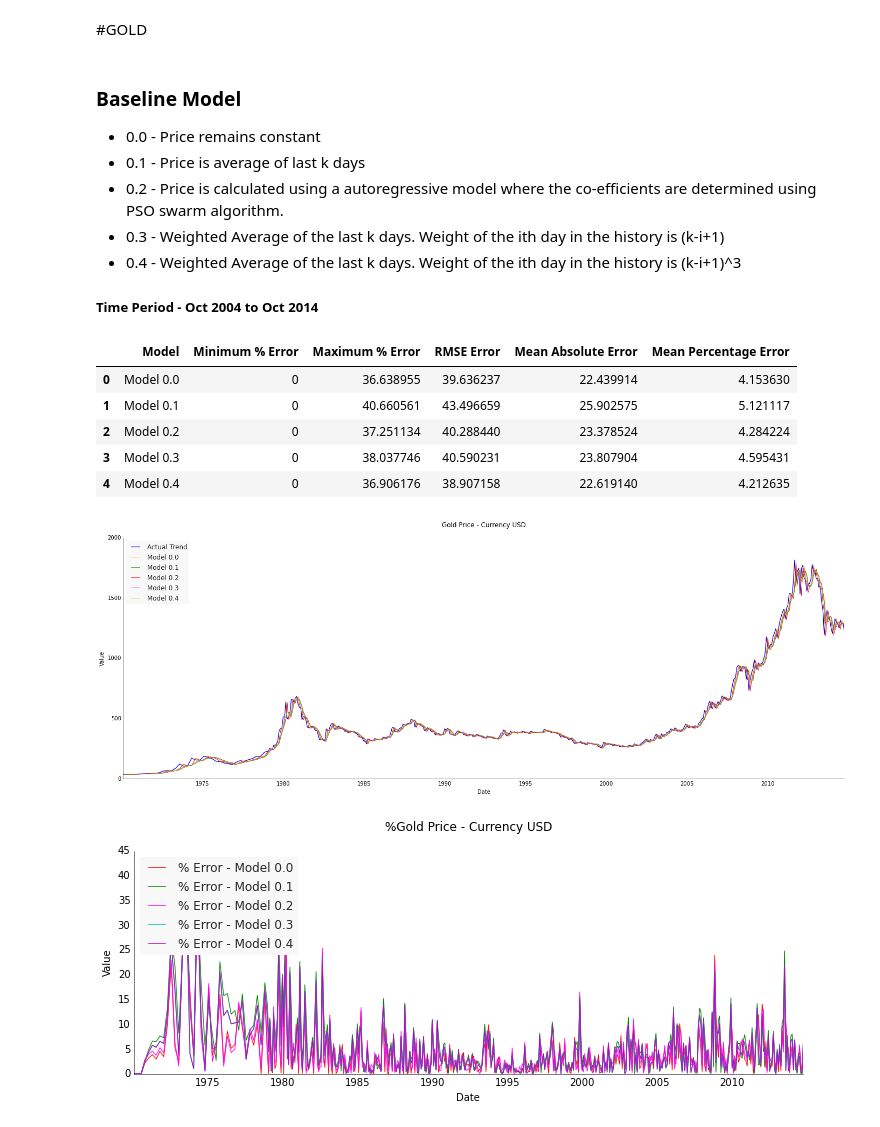
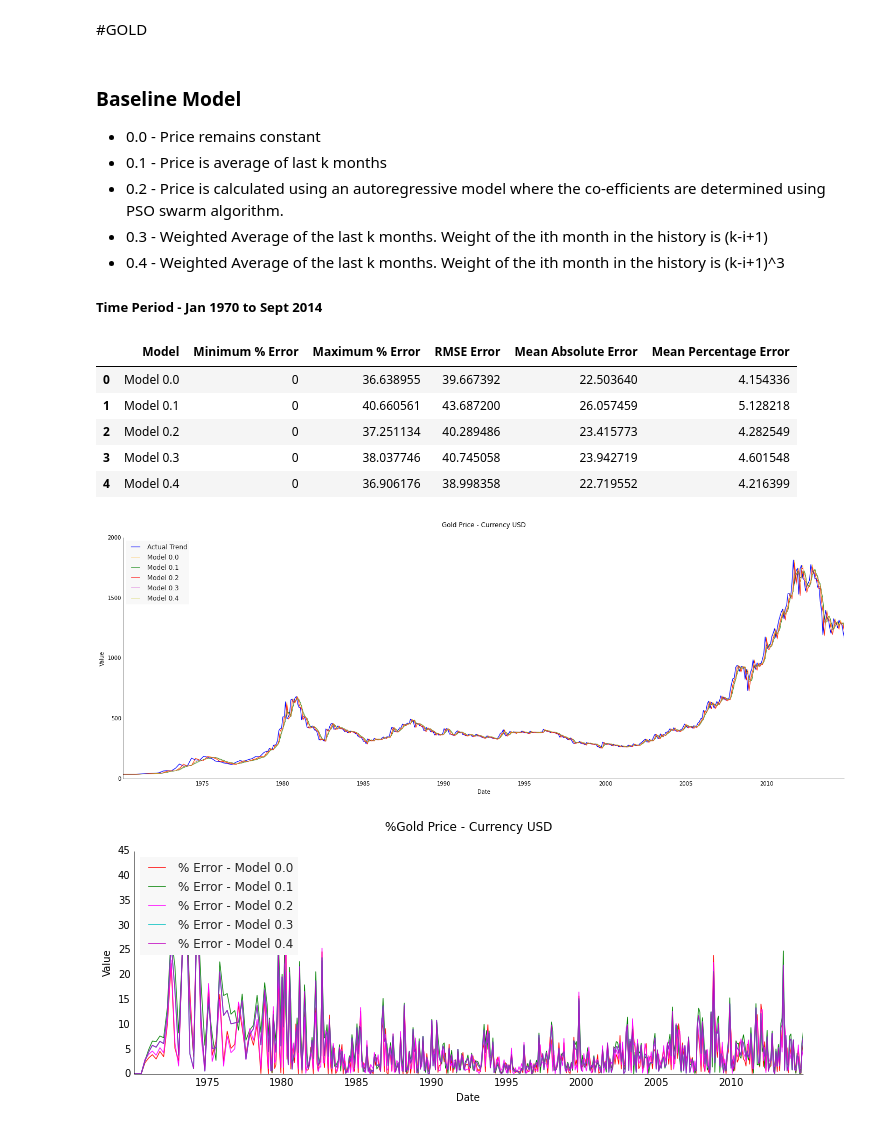
Before and after one commit to Sree-vathsan/CSE591-Data-Science-Project, a Jupyter notebook: baselineModel/bm_gold.ipynb, the cells around one changed output. Cells and saved outputs as stored; diff of their text form; code cells hidden in the pictures.

```diff
--- a/baselineModel/bm_gold.ipynb
+++ b/baselineModel/bm_gold.ipynb
@@ -3,12 +3,12 @@
 # %% [markdown]
 ### Baseline Model
 * 0.0 - Price remains constant
-* 0.1 - Price is average of last k days
-* 0.2 - Price is calculated using a autoregressive model where the co-efficients are determined using PSO swarm algorithm.
-* 0.3 - Weighted Average of the last k days. Weight of the ith day in the history is (k-i+1)
-* 0.4 - Weighted Average of the last k days. Weight of the ith day in the history is (k-i+1)^3
+* 0.1 - Price is average of last k months
+* 0.2 - Price is calculated using an autoregressive model where the co-efficients are determined using PSO swarm algorithm.
+* 0.3 - Weighted Average of the last k months. Weight of the ith month in the history is (k-i+1)
+* 0.4 - Weighted Average of the last k months. Weight of the ith month in the history is (k-i+1)^3
 
-##### Time Period - Oct 2004 to Oct 2014
+##### Time Period - Jan 1970 to Sept 2014
 # %%
 #Import needed library
 import numpy as np
@@ -23,9 +26,8 @@ from IPython.core.display import HTML
 # %%
-#WTI Crude Oil Spot Price Cushing, OK FOB
+#London Fix Gold Spot Price
 fig, axes = plt.subplots(1, figsize=(24,8))
-#dataGoldFix = pd.read_csv('https://raw.githubusercontent.com/Sree-vathsan/CSE591-Data-Science-Project/master/baselineModel/DOE-RWTC.csv')
-#dataGoldFix = pd.read_csv('http://www.quandl.com/api/v1/datasets/DOE/RWTC.csv?trim_start=2004-10-06&trim_end=2014-10-06&collapse=monthly')
-dataGoldFix = pd.read_csv('https://raw.githubusercontent.com/Sree-vathsan/CSE591-Data-Science-Project/master/baselineModel/WGC-GOLD_DAILY_USD_Monthly_197001_201409.csv')
+dataGoldFix = pd.read_csv('https://raw.githubusercontent.com/Sree-vathsan/CSE591-Data-Science-Project/master/baselineModel/WGC-GOLD_USD_Monthly_197001_201410.csv')
+#dataGoldFix = pd.read_csv('https://raw.githubusercontent.com/Sree-vathsan/CSE591-Data-Science-Project/master/baselineModel/GOLD_DAILY_1994-10-03_2014-09-30.csv')
 #dataGoldFix = pd.read_csv('https://raw.githubusercontent.com/Sree-vathsan/CSE591-Data-Science-Project/master/baselineModel/GoldPrice_Monthly_199410_201409.csv')
 n = len(dataGoldFix.index)
 #dataGoldFix['Date'] = pd.to_datetime(dataGoldFix['Date'])
@@ -67,11 +69,11 @@ pred_y1 = np.copy(y)
 pred_y2= np.copy(y)
 pred_y3=np.copy(y)
 pred_y4=np.copy(y)
-err_y0=np.copy(y)
-err_y1= np.copy(y)
-err_y2=np.copy(y)
-err_y3=np.copy(y)
-err_y4=np.copy(y)
+#err_y0=np.copy(y)
+#err_y1= np.copy(y)
+#err_y2=np.copy(y)
+#err_y3=np.copy(y)
+#err_y4=np.copy(y)
 #print(y[0],pred_y1[0],err_y1[0])
 #print(y[1],pred_y1[1],err_y1[1])
 #print(y[n-1],pred_y1[n-1],err_y1[n-1])
@@ -162,58 +164,38 @@ ppl.plot(axes, date, pred_y3, label=str("Model 0.4"), linewidth=0.75)
 #pred_y2= dataWTICrude['Value']
 
 ppl.plot(axes1, date, errVar_y0, label=str("% Error - Model 0.0"), linewidth=0.75, c='red')
 ppl.plot(axes1, date, errVar_y1, label=str("% Error - Model 0.1"), linewidth=0.75, c='green')
 ppl.plot(axes1, date, errVar_y2, label=str("% Error - Model 0.2"), linewidth=0.75, c='magenta')
 ppl.plot(axes1, date, errVar_y3, label=str("% Error - Model 0.3"), linewidth=0.75)
 ppl.plot(axes1, date, errVar_y3, label=str("% Error - Model 0.4"), linewidth=0.75)
 
 ppl.legend(axes, loc='upper left')
 
 ppl.legend(axes1, loc='upper left')
 
 dfErr = pd.DataFrame(data=None, columns=['Model','Minimum % Error','Maximum % Error', 'RMSE Error', 'Mean Absolute Error','Mean Percentage Error'])
 dfErr['Model'] = ('Model 0.0', 'Model 0.1', 'Model 0.2', 'Model 0.3','Model 0.4')
 dfErr['Minimum % Error'] = (min(errVar_y0), min(errVar_y1),min(errVar_y2),min(errVar_y3),min(errVar_y4))
 dfErr['Maximum % Error'] = (max(errVar_y0), max(errVar_y1),max(errVar_y2),max(errVar_y3),max(errVar_y4))
 dfErr['RMSE Error'] = (errRMS_y0,errRMS_y1,errRMS_y2,errRMS_y3,errRMS_y4)
 dfErr['Mean Absolute Error'] = (np.mean(errABS_y0),np.mean(errABS_y1),np.mean(errABS_y2),np.mean(errABS_y3),np.mean(errABS_y4))
 dfErr['Mean Percentage Error']= (np.mean(errVar_y0),np.mean(errVar_y1),np.mean(errVar_y2),np.mean(errVar_y3),np.mean(errVar_y4))
-dfForecast = pd.DataFrame(data=None, columns=['Model','October 2014','November 2014','December 2014'])
+dfForecast = pd.DataFrame(data=None, columns=['Model','November 2014','December 2014'])
 dfForecast['Model'] = ('Model 0.0', 'Model 0.1', 'Model 0.2','Model 0.3','Model 0.4')
-octForecast=[]
-octForecast.append(y[0])
-octForecast.append((y[0]+y[1]+y[2])/3)
-octForecast.append(0.976*y[0] + 0.01373*y[1] + 0.1157)
-octForecast.append(1251.067)
-octForecast.append(1233.811)
-novForecast=[]
-novForecast.append(octForecast[0])
-novForecast.append((octForecast[1] + y[0] + y[1])/3)
-novForecast.append(octForecast[2]*0.976 + 0.01373*y[0] + 0.1157)
-novForecast.append(1236.706)
-novForecast.append(1231.408)
-decForecast=[]
-decForecast.append(novForecast[0])
-decForecast.append((novForecast[1] + octForecast[1] + y[0])/3)
-decForecast.append(novForecast[2]*0.976 + 0.01373*octForecast[2] + 0.1157)
-decForecast.append(1229.725)
-decForecast.append(1231.528)
-dfForecast['October 2014'] = octForecast
-dfForecast['November 2014'] = novForecast
-dfForecast['December 2014'] = decForecast
+
 dfErr
 #(novForecast0,novForecast1,novForecast2)
 
 #print("Minimum % Error")
 #print(min(err_y))
 #print("Maximum % Error")
 #print(max(err_y))
 # %% [output]
 |  | Model | Minimum % Error | Maximum % Error | RMSE Error | Mean Absolute Error | Mean Percentage Error |
-| 0 | Model 0.0 | 0 | 36.638955 | 39.636237 | 22.439914 | 4.153630 |
-| 1 | Model 0.1 | 0 | 40.660561 | 43.496659 | 25.902575 | 5.121117 |
-| 2 | Model 0.2 | 0 | 37.251134 | 40.288440 | 23.378524 | 4.284224 |
-| 3 | Model 0.3 | 0 | 38.037746 | 40.590231 | 23.807904 | 4.595431 |
-| 4 | Model 0.4 | 0 | 36.906176 | 38.907158 | 22.619140 | 4.212635 |
+| 0 | Model 0.0 | 0 | 36.638955 | 39.667392 | 22.503640 | 4.154336 |
+| 1 | Model 0.1 | 0 | 40.660561 | 43.687200 | 26.057459 | 5.128218 |
+| 2 | Model 0.2 | 0 | 37.251134 | 40.289486 | 23.415773 | 4.282549 |
+| 3 | Model 0.3 | 0 | 38.037746 | 40.745058 | 23.942719 | 4.601548 |
+| 4 | Model 0.4 | 0 | 36.906176 | 38.998358 | 22.719552 | 4.216399 |
 [figure]
-[figure, old version]
+[figure, new version]
```
Also changed, not shown: parts of 5 cells of this notebook.
